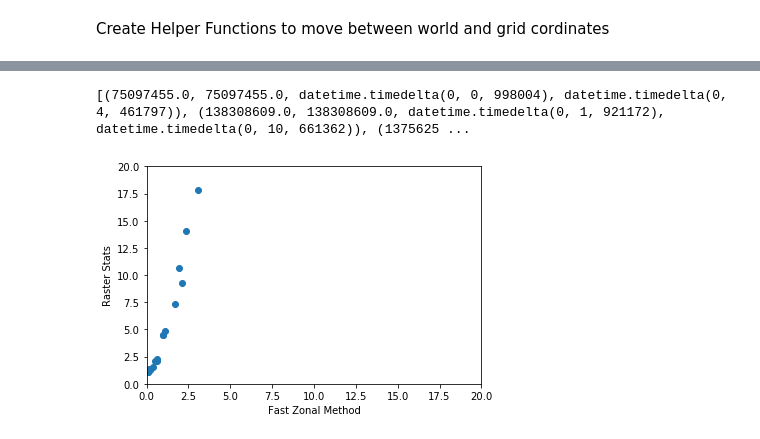
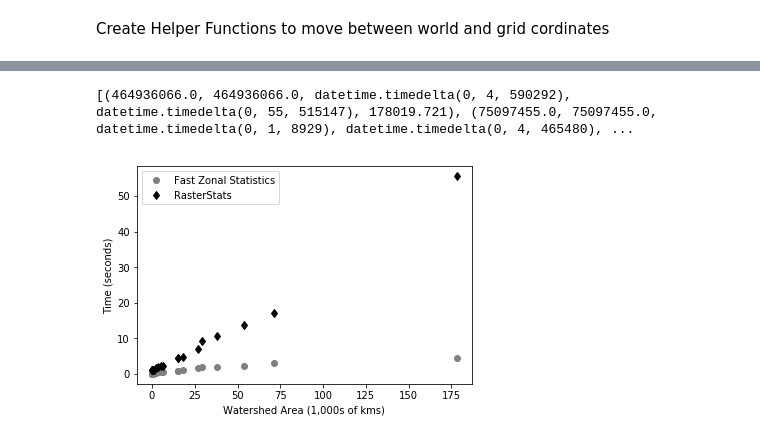
Before and after one commit to ScottHaag/fast_zonal_statistics, a Jupyter notebook: FastZonalStastics.ipynb, the cells around one changed output, grey strips where cells are left out. Cells and saved outputs as stored; diff of their text form; code cells hidden in the pictures.

```diff
--- a/FastZonalStastics.ipynb
+++ b/FastZonalStastics.ipynb
@@ -234,12 +187,36 @@ plt.show()
-# %%
-print(tst)
-plt.scatter(y=[t[3].total_seconds() for t in tst],x= [t[2].total_seconds() for t in tst])
-plt.xlabel("Fast Zonal Method")
-plt.ylabel("Raster Stats")
-##plt.axis('equal')
-plt.xlim(0, 20)
-plt.ylim(0, 20)
-plt.show()
-# %% [output]
-[(75097455.0, 75097455.0, datetime.timedelta(0, 0, 998004), datetime.timedelta(0, 4, 461797)), (138308609.0, 138308609.0, datetime.timedelta(0, 1, 921172), datetime.timedelta(0, 10, 661362)), (1375625 ...
-[figure, removed]
+# %%
+print(tst)
+##plt.scatter(y=[t[3].total_seconds() for t in tst],x= [t[2].total_seconds() for t in tst])
+fig = plt.figure()
+ax = plt.axes()
+
+plt.xlabel("Watershed Area (1,000s of kms)")
+plt.ylabel("Time (seconds)")
+
+x1 = [t[4]/1000 for t in tst]
+y1 = [t[2].total_seconds() for t in tst]
+y2 = [t[3].total_seconds() for t in tst]
+
+
+
+slope_fst, intercept_fst, r_value_fst, p_value_fst, std_err_fst = stats.linregress(x1,y1)
+line_fst = [x*slope_fst+intercept_fst for x in x1]
+
+slope_rst, intercept_rst, r_value_rst, p_value_rst, std_err_rst = stats.linregress(x1,y2)
+line_rst = [x*slope_rst+intercept_rst for x in x1]
+
+##plt.plot(x1, line_fst,color= (0.5, 0.5, 0.5),label='y={:.2f}x+{:.2f}'.format(slope_fst,intercept_fst) )
+##plt.plot(x1, line_rst,color= (0.5, 0.5, 0.5),label='y={:.2f}x+{:.2f}'.format(slope_rst,intercept_rst) )
+
+
+plt.plot(x1,y1,'o',label='Fast Zonal Statistics',color= (0.5, 0.5, 0.5))
+plt.plot(x1,y2,'kd',label='RasterStats')
+##plt.axis('equal')
+##plt.xlim(0, 20)
+##plt.ylim(0, 20)
+
+ax.legend()
+plt.show()
+# %% [output]
+[(464936066.0, 464936066.0, datetime.timedelta(0, 4, 590292), datetime.timedelta(0, 55, 515147), 178019.721), (75097455.0, 75097455.0, datetime.timedelta(0, 1, 8929), datetime.timedelta(0, 4, 465480), ...
+[figure, added]
```
Also changed, not shown: parts of 5 cells of this notebook.
